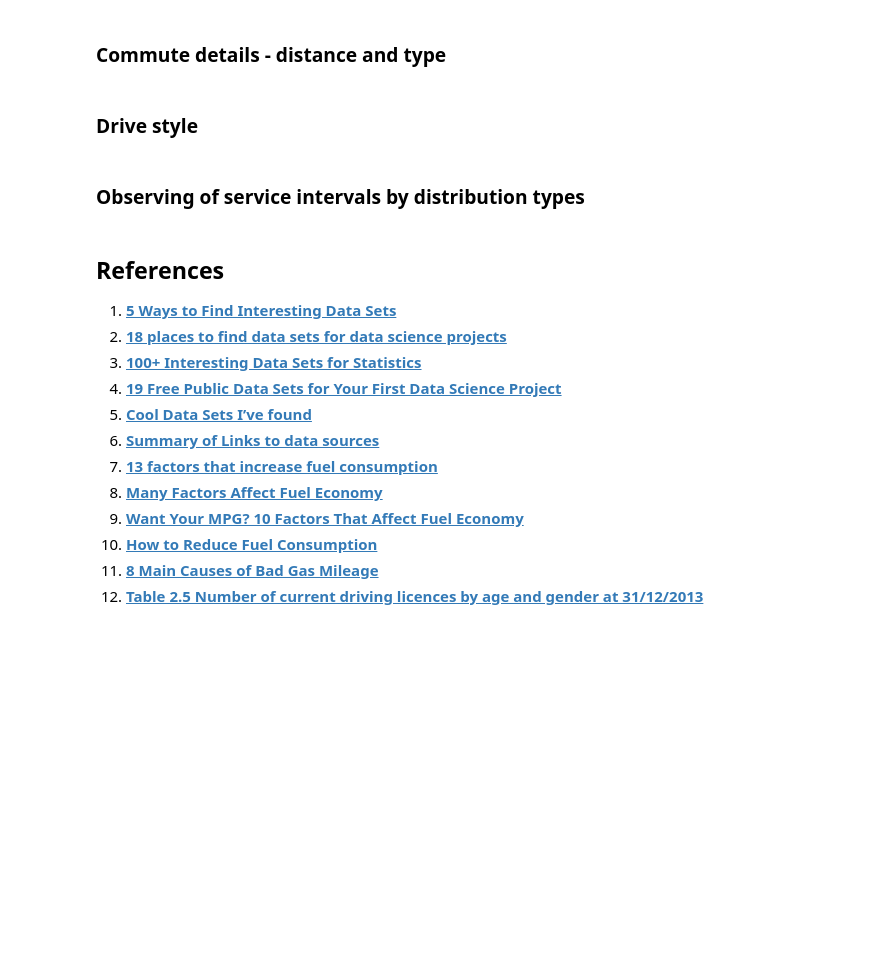
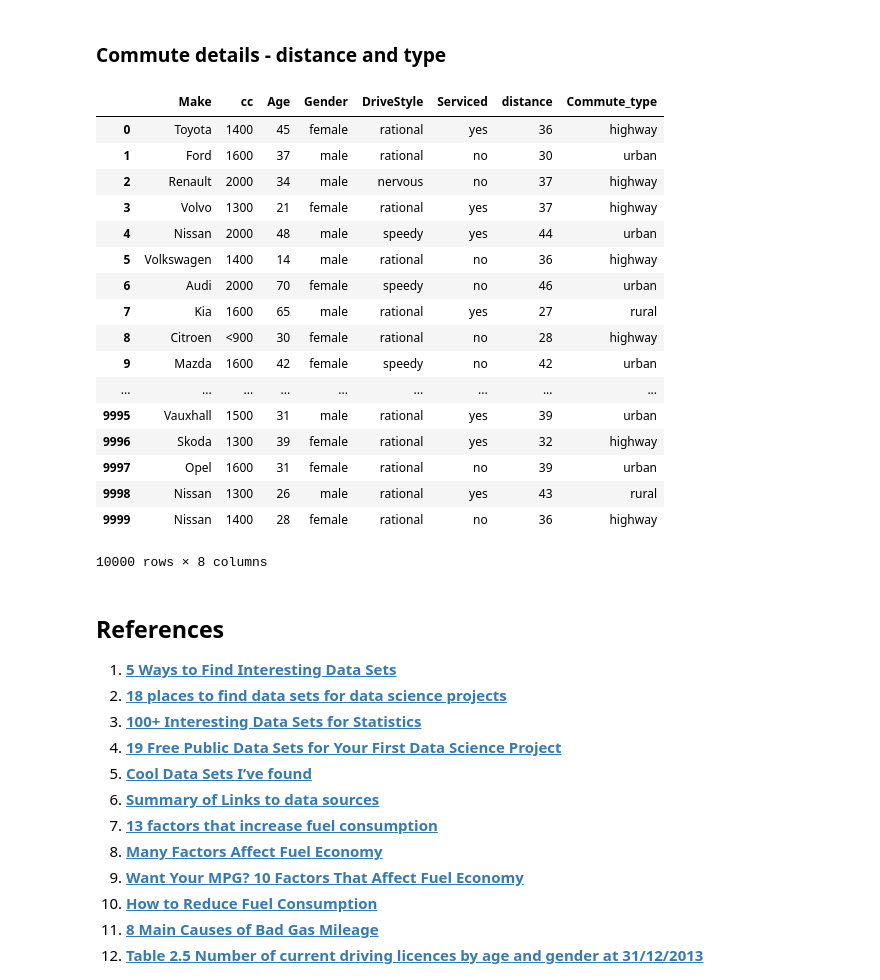
Before and after one commit to G00364778/52465_project, a Jupyter notebook: creating_a_realistic_fictional_dataset.ipynb, the cells around one changed output. Drawn from its saved outputs; the diff is of its cells as text; code cells hidden in the pictures; blank space fills up the shorter version.

```diff
--- a/creating_a_realistic_fictional_dataset.ipynb
+++ b/creating_a_realistic_fictional_dataset.ipynb
@@ -433,0 +418,11 @@ df
+# %%
+import numpy as np
+import numpy.random as rnd
+gender=['male','female','unknown']             # A list of gender choices
+
+gdist=np.array([0.55999,0.44,0.00001])         # The distribution of the gender choices
+
+#count(rnd.choice(gender,1000000,p=gdist))
+
+df['Gender']=rnd.choice(gender,nsamples,p=gdist)   # And adding the gender distribution to the dataframe
+#df
@@ -433,0 +431,6 @@ df
+# %%
+styles=['speedy','slow','nervous','distracted','rational']  # defining the drive styles
+sdist=[0.22,0.04,0.06,0.07,0.61]                            # setting the distributions of drive styles
+#sum(sdist)                                                 # Testing the distribution math
+df['DriveStyle']=rnd.choice(styles,nsamples,p=sdist)            # add the result to the dataframe
+#df
@@ -434,6 +439,39 @@ df
+# %%
+service=['yes','no']                                         # defining the drive styles
+svcdist=[0.67,0.33]                                           # setting the distributions of drive styles
+#sum(sdist)                                                 # Testing the distribution math
+df['Serviced']=rnd.choice(service,nsamples,p=svcdist)            # add the result to the dataframe
+#df
 # %% [markdown]
 ### Commute details - distance and type
-# %% [markdown]
-### Drive style
-# %% [markdown]
-### Observing of service intervals by distribution types
+# %%
+#service=['yes','no']                                         # defining the drive styles
+#svcdist=[0.67,0.33]                                           # setting the distributions of drive styles
+#sum(sdist)                                                 # Testing the distribution math
+df['Daily_commute']=rnd.randint(25,50,nsamples)            # add the result to the dataframe
+#df
+# %%
+commute_type=['urban','rural','highway']                                         # defining the drive styles
+svcdist=[0.44,0.07,0.49]                                           # setting the distributions of drive styles
+#sum(sdist)                                                 # Testing the distribution math
+df['Commute_type']=rnd.choice(commute_type,nsamples,p=svcdist)            # add the result to the dataframe
+df
+# %% [output]
+|  | Make | cc | Age | Gender | DriveStyle | Serviced | distance | Commute_type |
+| 0 | Toyota | 1400 | 45 | female | rational | yes | 36 | highway |
+| 1 | Ford | 1600 | 37 | male | rational | no | 30 | urban |
+| 2 | Renault | 2000 | 34 | male | nervous | no | 37 | highway |
+| 3 | Volvo | 1300 | 21 | female | rational | yes | 37 | highway |
+| 4 | Nissan | 2000 | 48 | male | speedy | yes | 44 | urban |
+| 5 | Volkswagen | 1400 | 14 | male | rational | no | 36 | highway |
+| 6 | Audi | 2000 | 70 | female | speedy | no | 46 | urban |
+| 7 | Kia | 1600 | 65 | male | rational | yes | 27 | rural |
+| 8 | Citroen | <900 | 30 | female | rational | no | 28 | highway |
+| 9 | Mazda | 1600 | 42 | female | speedy | no | 42 | urban |
+| ... | ... | ... | ... | ... | ... | ... | ... | ... |
+| 9995 | Vauxhall | 1500 | 31 | male | rational | yes | 39 | urban |
+| 9996 | Skoda | 1300 | 39 | female | rational | yes | 32 | highway |
+| 9997 | Opel | 1600 | 31 | female | rational | no | 39 | urban |
+| 9998 | Nissan | 1300 | 26 | male | rational | yes | 43 | rural |
+| 9999 | Nissan | 1400 | 28 | female | rational | no | 36 | highway |
+10000 rows × 8 columns
```
Also changed, not shown: parts of 17 cells of this notebook, 1 other file.
